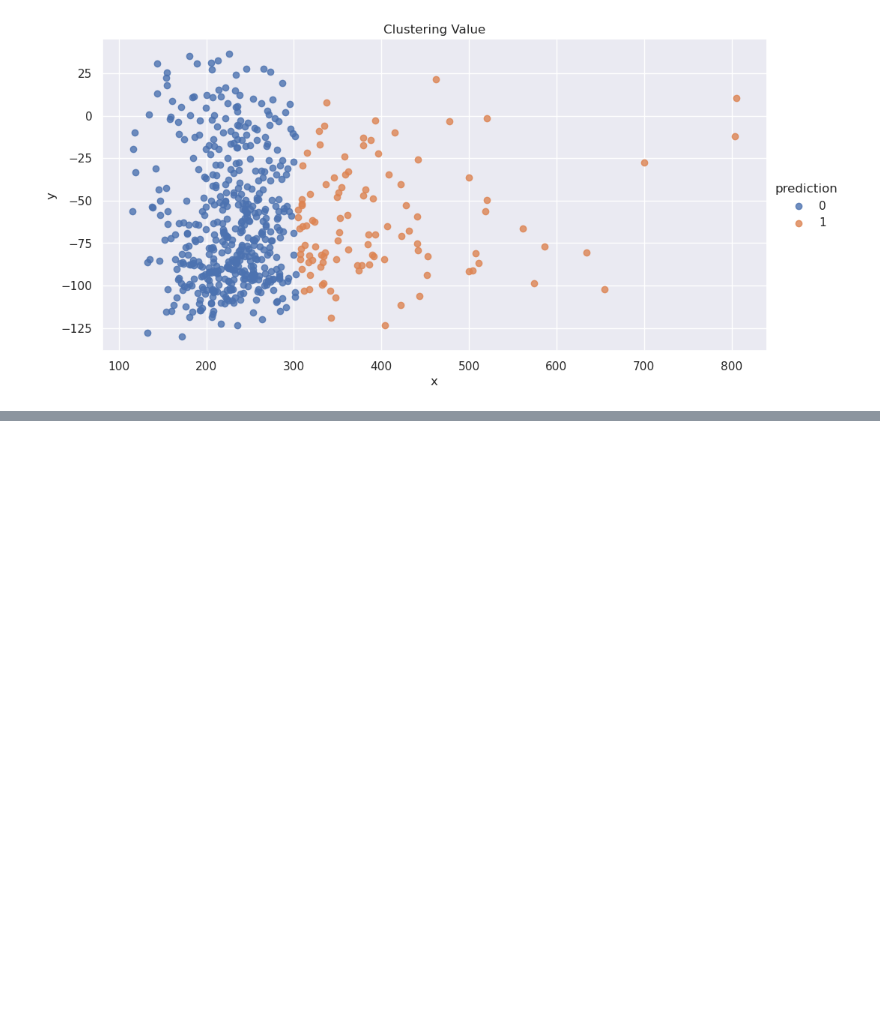
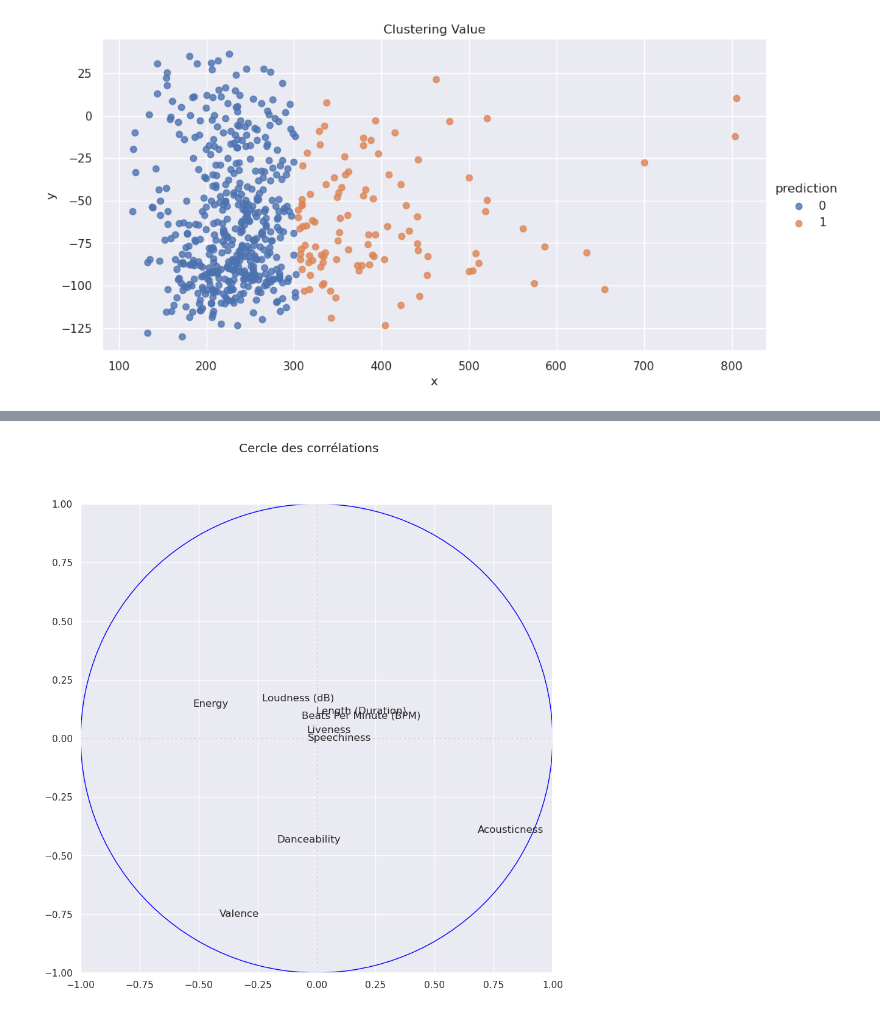
Before and after one commit to Sunland1/ML2_spotify, a Jupyter notebook: notebook.ipynb, the cells around one changed output, grey strips where cells are left out. Saved outputs shown, nothing was run; the diff lists cells and outputs as text; code cells hidden in the pictures; blank space fills up the shorter version.

```diff
--- a/notebook.ipynb
+++ b/notebook.ipynb
@@ -403,0 +499,8 @@ seaborn.lmplot(data = df, x = "x", y = "y", hue = "prediction",
+# %%
+pcaModel = kmodel.stages[-2]
+variance = pd.DataFrame(pcaModel.pc.toArray(), columns=["x", "y"])
+
+f = pd.DataFrame(kpredictions.columns[0:9], columns=["feature"])
+
+circle = pd.concat([variance, f], axis=1)
+circle
@@ -403,0 +518,19 @@ seaborn.lmplot(data = df, x = "x", y = "y", hue = "prediction",
+# %%
+p = 9
+
+fig, axes = plt.subplots(figsize = (10, 10))
+fig.suptitle("Cercle des corrélations")
+axes.set_xlim(-1, 1)
+axes.set_ylim(-1, 1)
+# Ajout des axes
+axes.axvline(x = 0, color = 'lightgray', linestyle = '--', linewidth = 1)
+axes.axhline(y = 0, color = 'lightgray', linestyle = '--', linewidth = 1)
+# Ajout des noms des variables
+for j in range(p):
+    axes.text(circle["x"][j],circle["y"][j], circle["feature"][j])
+# Ajout du cercle
+plt.gca().add_artist(plt.Circle((0,0),1,color='blue',fill=False))
+
+plt.show()
+# %% [output]
+[figure, added]
```
Also changed, not shown: parts of 34 cells of this notebook.
